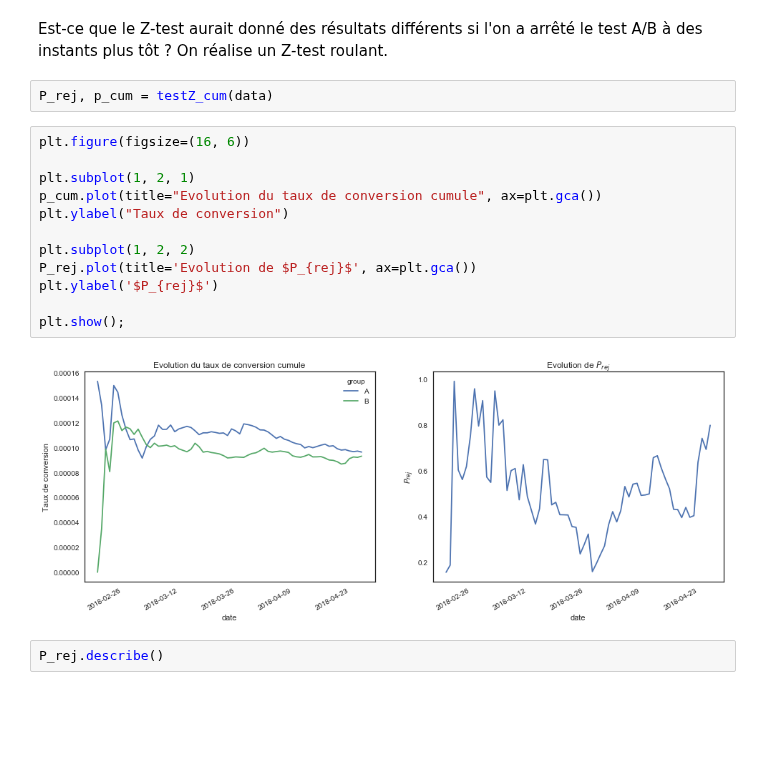
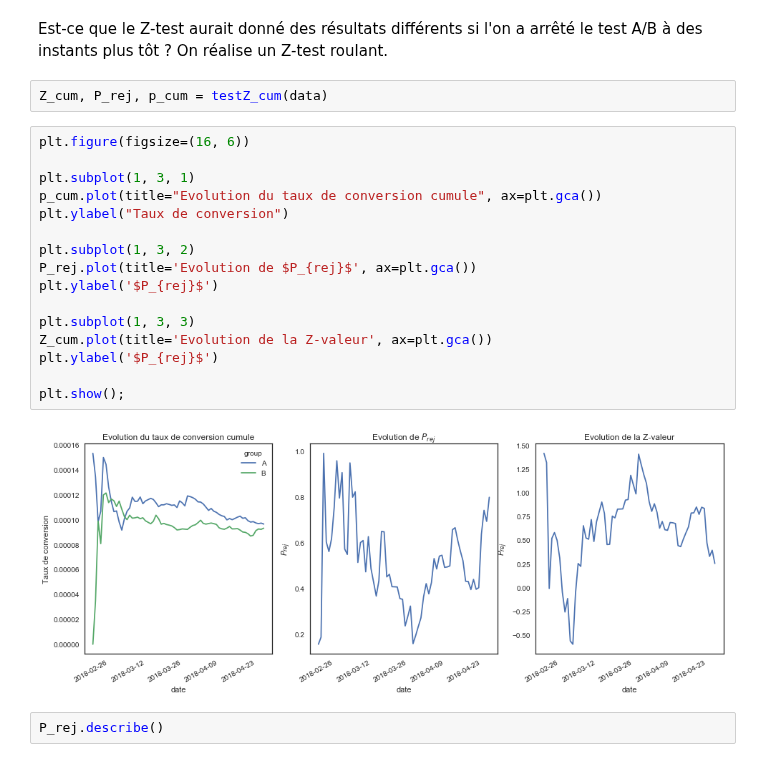
Before and after one commit to mariondechallens/1000mercis, a Jupyter notebook: Analyses/Annonceur1_campagne3_visite_2pages.ipynb, the cells around one changed output. Cells and saved outputs as stored; diff of their text form; blank space fills up the shorter version.

```diff
--- a/Analyses/Annonceur1_campagne3_visite_2pages.ipynb
+++ b/Analyses/Annonceur1_campagne3_visite_2pages.ipynb
@@ -150,21 +150,25 @@ On ne peut donc pas rejeter l'hypothèse nulle avec un seuil de confiance classi
 # %% [markdown]
 Est-ce que le Z-test aurait donné des résultats différents si l'on a arrêté le test A/B à des instants plus tôt ? On réalise un Z-test roulant.
 # %%
-P_rej, p_cum = testZ_cum(data)
+Z_cum, P_rej, p_cum = testZ_cum(data)
 # %%
 plt.figure(figsize=(16, 6))
 
-plt.subplot(1, 2, 1)
+plt.subplot(1, 3, 1)
 p_cum.plot(title="Evolution du taux de conversion cumule", ax=plt.gca())
 plt.ylabel("Taux de conversion")
 
-plt.subplot(1, 2, 2)
+plt.subplot(1, 3, 2)
 P_rej.plot(title='Evolution de $P_{rej}$', ax=plt.gca())
 plt.ylabel('$P_{rej}$')
 
+plt.subplot(1, 3, 3)
+Z_cum.plot(title='Evolution de la Z-valeur', ax=plt.gca())
+plt.ylabel('$P_{rej}$')
+
 plt.show();
 # %% [output]
-[figure, old version]
+[figure, new version]
 # %%
 P_rej.describe()
 # %% [output]
```
Also changed, not shown: parts of 1 cell of this notebook, 2 other files.
